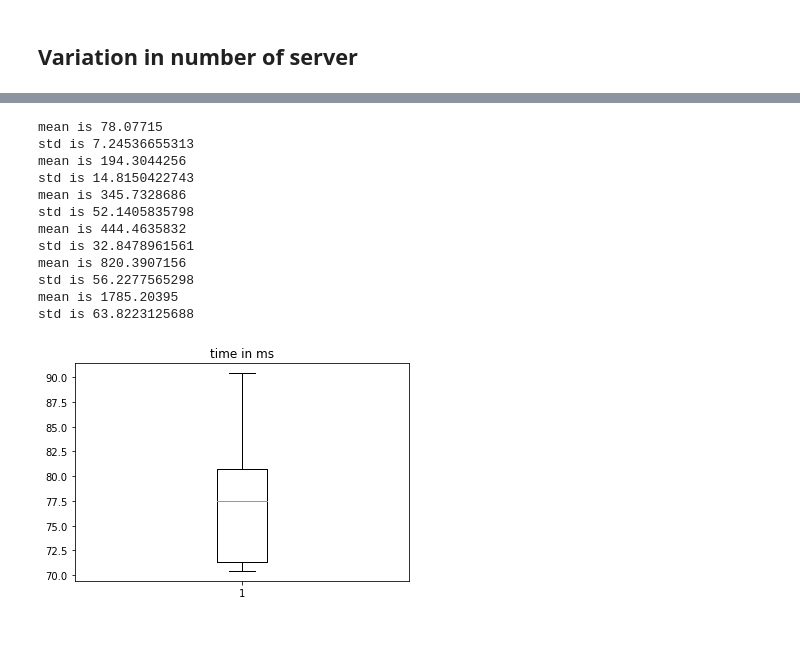
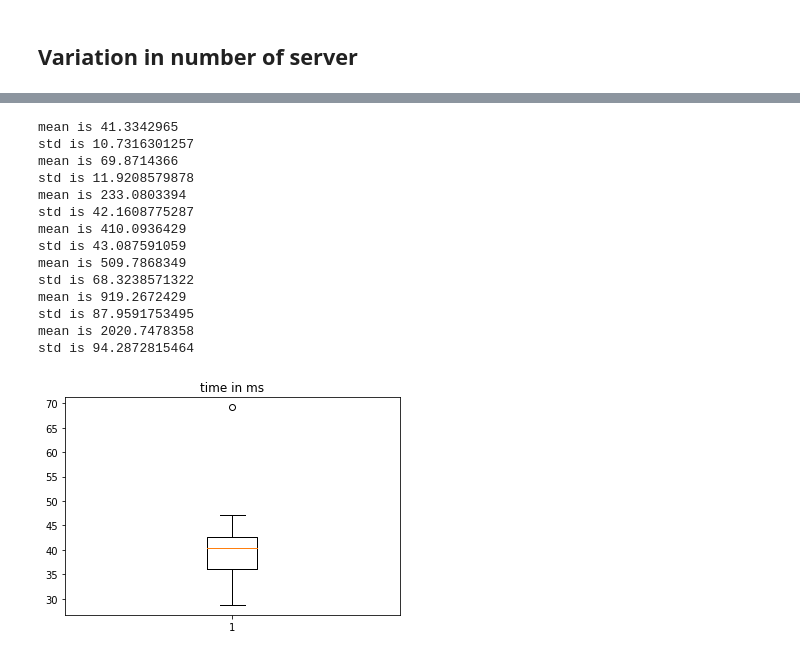
Before and after one commit to maxpr/MasterProjectDocuments, a Jupyter notebook: FinalPlotting/Untitled.ipynb, the cells around one changed output, grey strips where cells are left out. Saved outputs shown, nothing was run; the diff lists cells and outputs as text; code cells hidden in the pictures.

```diff
--- a/FinalPlotting/Untitled.ipynb
+++ b/FinalPlotting/Untitled.ipynb
@@ -723,36 +847,41 @@ std is 760.193187184
 # %%
-xs = []
-zs = []
+xxs = []
+zzs = []
 
+mean,std = plot(["IMPORT/10c3s/switch.txt"])
+xxs.append(mean)
+zzs.append(std)
 mean,std = plot(["IMPORT/10c5s/switch.txt"])
-xs.append(mean)
-zs.append(std)
+xxs.append(mean)
+zzs.append(std)
 mean,std = plot(["IMPORT/10c10s/switch.txt"])
-xs.append(mean)
-zs.append(std)
+xxs.append(mean)
+zzs.append(std)
 mean,std = plot(["IMPORT/10c15s/switch.txt"])
-xs.append(mean)
-zs.append(std)
+xxs.append(mean)
+zzs.append(std)
 mean,std = plot(["IMPORT/10c20s/switch.txt"])
-xs.append(mean)
-zs.append(std)
+xxs.append(mean)
+zzs.append(std)
 mean,std = plot(["IMPORT/10c30s/switch.txt"])
-xs.append(mean)
-zs.append(std)
+xxs.append(mean)
+zzs.append(std)
 mean,std = plot(["IMPORT/10c50s/switch.txt"])
-xs.append(mean)
-zs.append(std)
+xxs.append(mean)
+zzs.append(std)
 # %% [output]
-mean is 78.07715
-std is 7.24536655313
-mean is 194.3044256
-std is 14.8150422743
-mean is 345.7328686
-std is 52.1405835798
-mean is 444.4635832
-std is 32.8478961561
-mean is 820.3907156
-std is 56.2277565298
-mean is 1785.20395
-std is 63.8223125688
+mean is 41.3342965
+std is 10.7316301257
+mean is 69.8714366
+std is 11.9208579878
+mean is 233.0803394
+std is 42.1608775287
+mean is 410.0936429
+std is 43.087591059
+mean is 509.7868349
+std is 68.3238571322
+mean is 919.2672429
+std is 87.9591753495
+mean is 2020.7478358
+std is 94.2872815464
-[figure, old version]
+[figure, new version]
```
Also changed, not shown: parts of 15 cells of this notebook.
